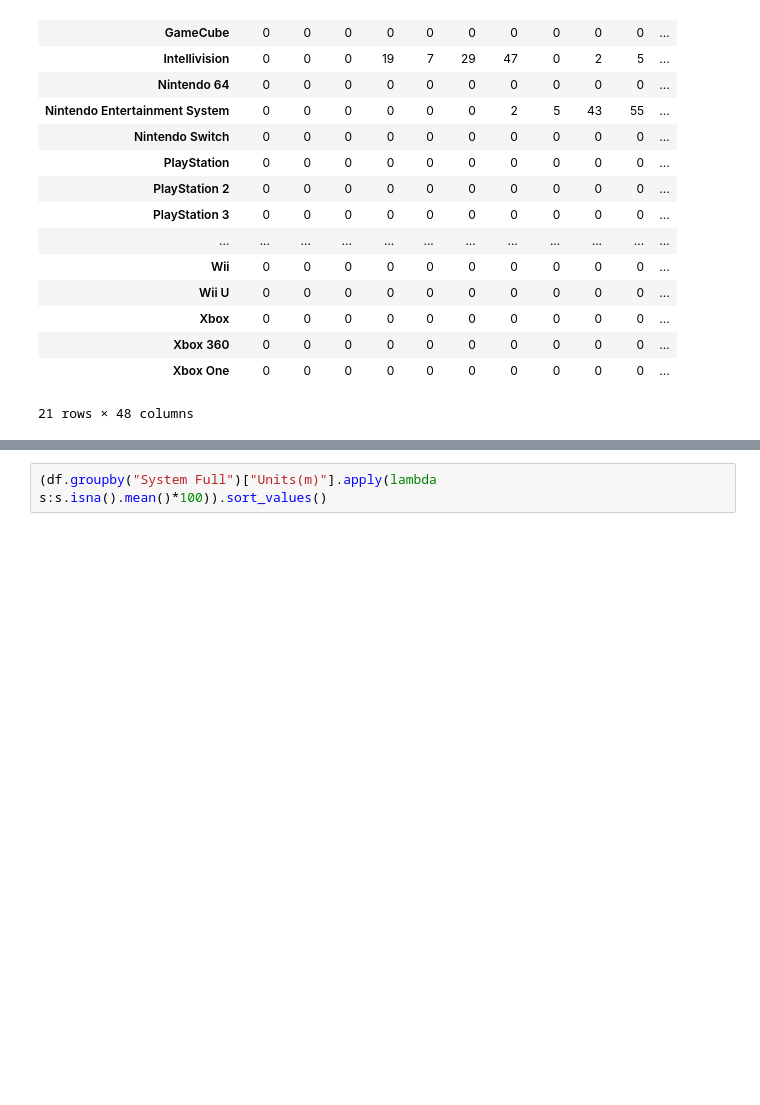
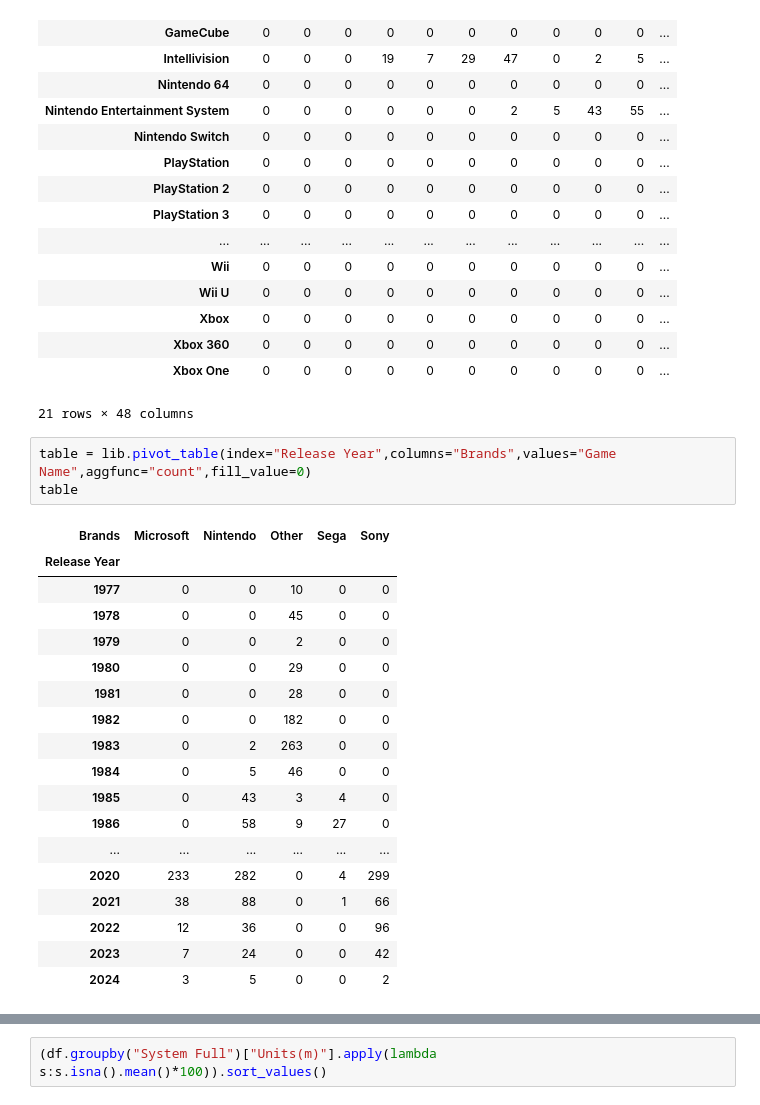
Before and after one commit to ahmadbinsohail/Handling_CSV, a Jupyter notebook: platform_wars_dashboard/main.ipynb, the cells around one changed output, grey strips where cells are left out. Saved outputs shown, nothing was run; the diff lists cells and outputs as text; blank space fills up the shorter version.

```diff
--- a/platform_wars_dashboard/main.ipynb
+++ b/platform_wars_dashboard/main.ipynb
@@ -60,3 +60,25 @@ counts
 | Xbox 360 | 0 | 0 | 0 | 0 | 0 | 0 | 0 | 0 | 0 | 0 | ... |
 | Xbox One | 0 | 0 | 0 | 0 | 0 | 0 | 0 | 0 | 0 | 0 | ... |
 21 rows × 48 columns
+# %%
+table = lib.pivot_table(index="Release Year",columns="Brands",values="Game Name",aggfunc="count",fill_value=0)
+table
+# %% [output]
+| Brands | Microsoft | Nintendo | Other | Sega | Sony |
+| Release Year |  |  |  |  |  |
+| 1977 | 0 | 0 | 10 | 0 | 0 |
+| 1978 | 0 | 0 | 45 | 0 | 0 |
+| 1979 | 0 | 0 | 2 | 0 | 0 |
+| 1980 | 0 | 0 | 29 | 0 | 0 |
+| 1981 | 0 | 0 | 28 | 0 | 0 |
+| 1982 | 0 | 0 | 182 | 0 | 0 |
+| 1983 | 0 | 2 | 263 | 0 | 0 |
+| 1984 | 0 | 5 | 46 | 0 | 0 |
+| 1985 | 0 | 43 | 3 | 4 | 0 |
+| 1986 | 0 | 58 | 9 | 27 | 0 |
+| ... | ... | ... | ... | ... | ... |
+| 2020 | 233 | 282 | 0 | 4 | 299 |
+| 2021 | 38 | 88 | 0 | 1 | 66 |
+| 2022 | 12 | 36 | 0 | 0 | 96 |
+| 2023 | 7 | 24 | 0 | 0 | 42 |
+| 2024 | 3 | 5 | 0 | 0 | 2 |
```
Also changed, not shown: parts of 1 cell of this notebook.
